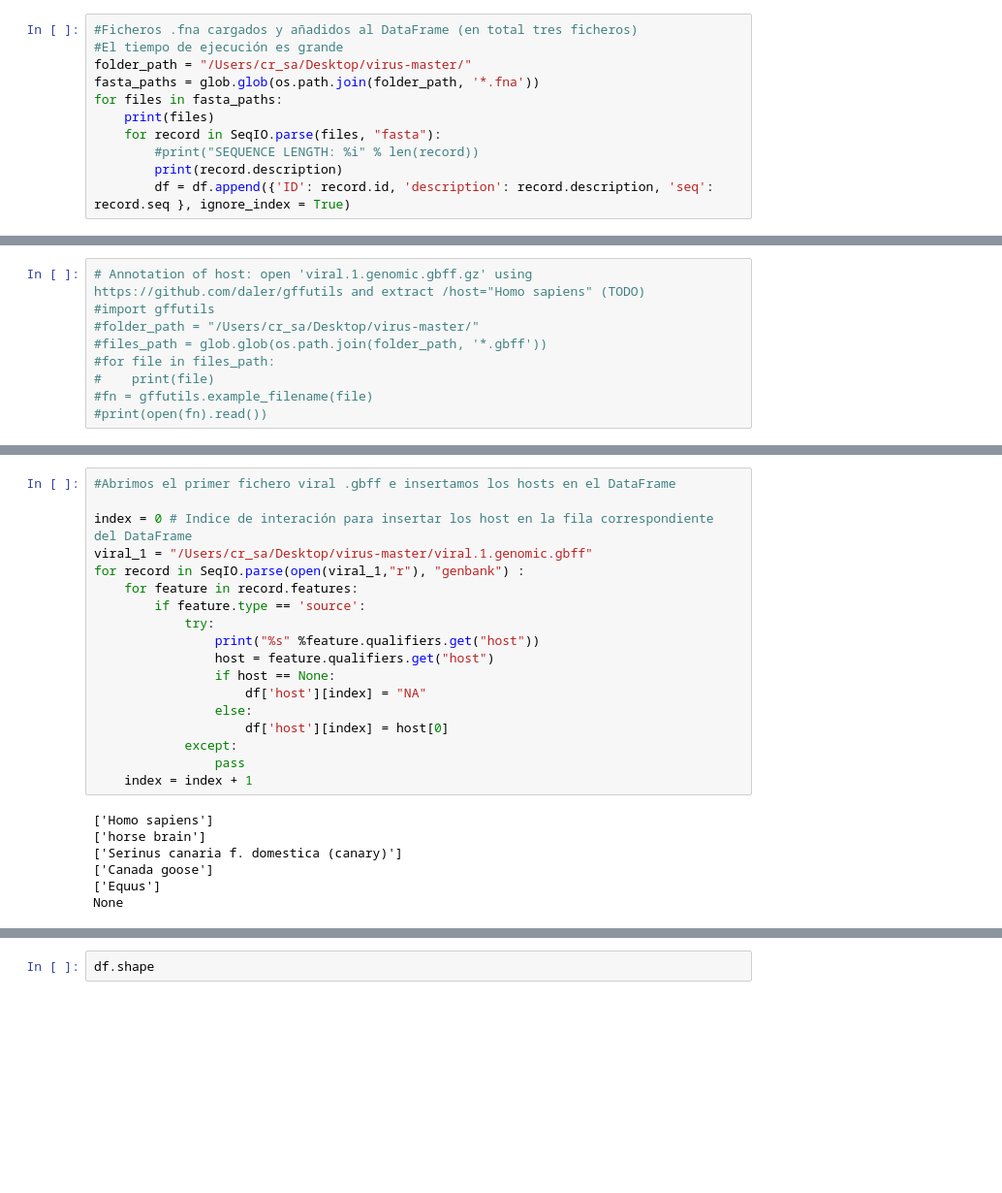
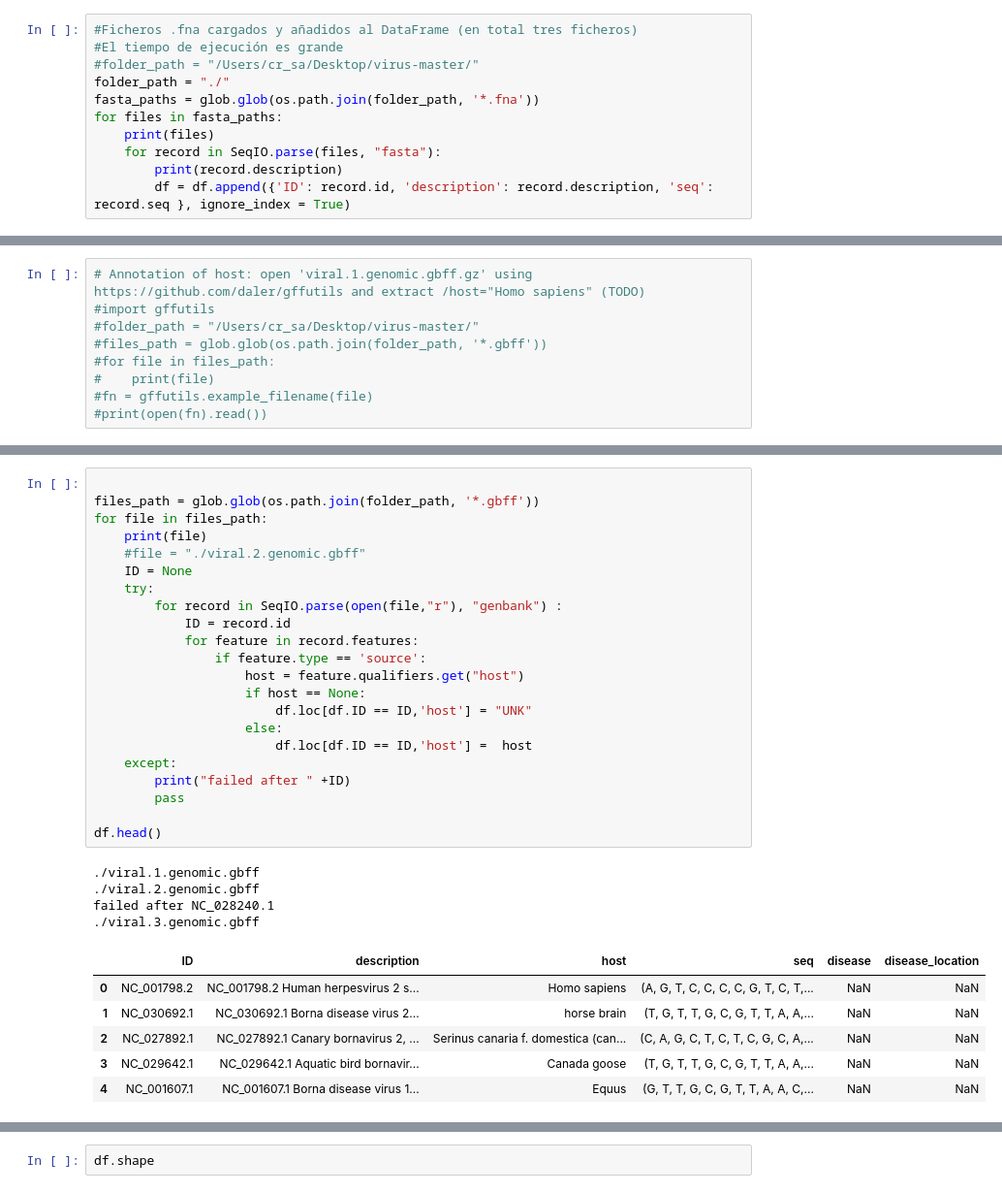
Before and after one commit to auriml/virus, a Jupyter notebook: Dataset_Build.ipynb, the cells around one changed output, grey strips where cells are left out. Shown at 97% size. Saved outputs shown, nothing was run; the diff lists cells and outputs as text; blank space fills up the shorter version.

```diff
--- a/Dataset_Build.ipynb
+++ b/Dataset_Build.ipynb
@@ -23,12 +23,12 @@ df
 # %%
 #Ficheros .fna cargados y añadidos al DataFrame (en total tres ficheros)
 #El tiempo de ejecución es grande
-folder_path = "/Users/cr_sa/Desktop/virus-master/"
+#folder_path = "/Users/cr_sa/Desktop/virus-master/"
+folder_path = "./"
 fasta_paths = glob.glob(os.path.join(folder_path, '*.fna'))
 for files in fasta_paths:
     print(files)
     for record in SeqIO.parse(files, "fasta"):
-        #print("SEQUENCE LENGTH: %i" % len(record))
         print(record.description)
         df = df.append({'ID': record.id, 'description': record.description, 'seq': record.seq }, ignore_index = True)
 # %% [output]
@@ -99,25 +104,33 @@ REFERENCE   1  (bases 1 to 154675)
 # %%
-#Abrimos el primer fichero viral .gbff e insertamos los hosts en el DataFrame
 
-index = 0 # Indice de interación para insertar los host en la fila correspondiente del DataFrame
-viral_1 = "/Users/cr_sa/Desktop/virus-master/viral.1.genomic.gbff"
-for record in SeqIO.parse(open(viral_1,"r"), "genbank") :
-    for feature in record.features:
-        if feature.type == 'source':
-            try:
-                print("%s" %feature.qualifiers.get("host"))
-                host = feature.qualifiers.get("host")
-                if host == None:
-                    df['host'][index] = "NA"
-                else:
-                    df['host'][index] = host[0]
-            except:
-                pass
-    index = index + 1
+files_path = glob.glob(os.path.join(folder_path, '*.gbff'))
+for file in files_path:
+    print(file)
+    #file = "./viral.2.genomic.gbff"
+    ID = None
+    try:
+        for record in SeqIO.parse(open(file,"r"), "genbank") :
+            ID = record.id
+            for feature in record.features:
+                if feature.type == 'source':
+                    host = feature.qualifiers.get("host")
+                    if host == None:
+                        df.loc[df.ID == ID,'host'] = "UNK"
+                    else:
+                        df.loc[df.ID == ID,'host'] =  host
+    except:
+        print("failed after " +ID)
+        pass
+
+df.head()
 # %% [output]
-['Homo sapiens']
-['horse brain']
-['Serinus canaria f. domestica (canary)']
-['Canada goose']
-['Equus']
-None
+./viral.1.genomic.gbff
+./viral.2.genomic.gbff
+failed after NC_028240.1
+./viral.3.genomic.gbff
+|  | ID | description | host | seq | disease | disease_location |
+| 0 | NC_001798.2 | NC_001798.2 Human herpesvirus 2 s... | Homo sapiens | (A, G, T, C, C, C, C, G, T, C, T,... | NaN | NaN |
+| 1 | NC_030692.1 | NC_030692.1 Borna disease virus 2... | horse brain | (T, G, T, T, G, C, G, T, T, A, A,... | NaN | NaN |
+| 2 | NC_027892.1 | NC_027892.1 Canary bornavirus 2, ... | Serinus canaria f. domestica (can... | (C, A, G, C, T, C, T, C, G, C, A,... | NaN | NaN |
+| 3 | NC_029642.1 | NC_029642.1 Aquatic bird bornavir... | Canada goose | (T, G, T, T, G, C, G, T, T, A, A,... | NaN | NaN |
+| 4 | NC_001607.1 | NC_001607.1 Borna disease virus 1... | Equus | (G, T, T, G, C, G, T, T, A, A, C,... | NaN | NaN |
```
Also changed, not shown: parts of 8 cells of this notebook.
